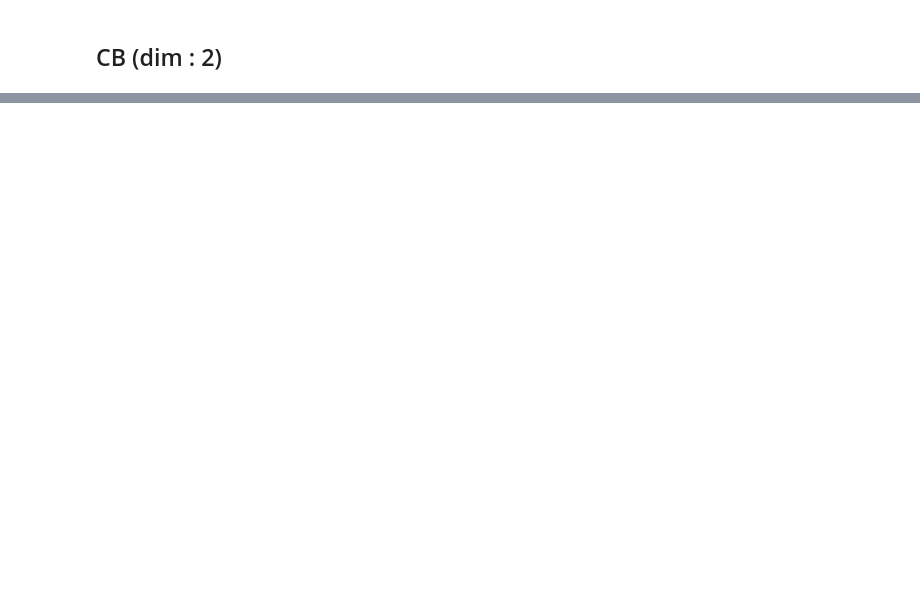
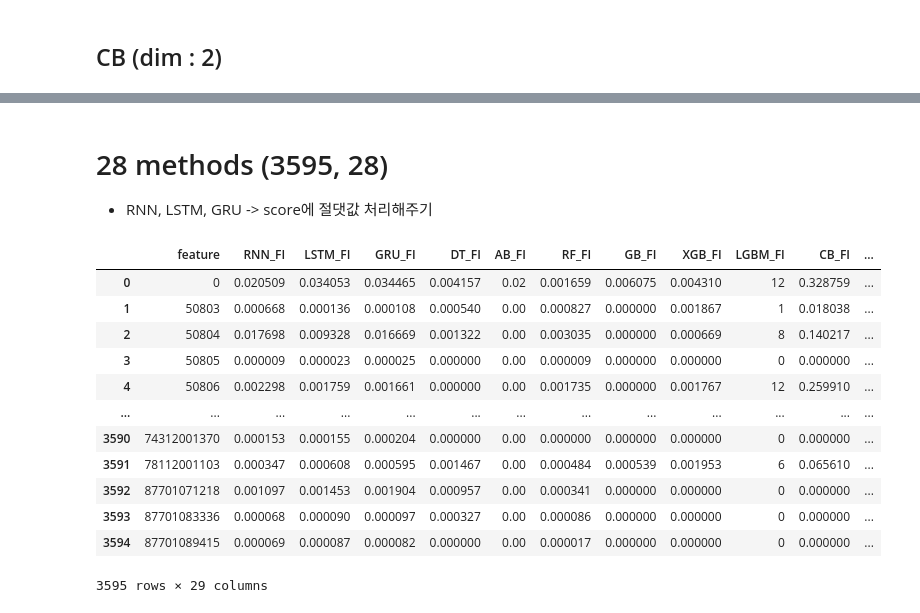
Before and after one commit to limeorange/MIMIC_Research, a Jupyter notebook: 해외_Journal of Biomedical Informatics/08 28개 방법론 scoring.ipynb, the cells around one changed output, grey strips where cells are left out. Cells and saved outputs as stored; diff of their text form; code cells hidden in the pictures; blank space fills up the shorter version.

```diff
--- a/해외_Journal of Biomedical Informatics/08 28개 방법론 scoring.ipynb
+++ b/해외_Journal of Biomedical Informatics/08 28개 방법론 scoring.ipynb
@@ -58,8 +58,7 @@ from sklearn.metrics import f1_score
 from sklearn.metrics import roc_auc_score
 
 from sklearn.inspection import permutation_importance
-
-shap.initjs()
+pd.set_option('display.max_columns', None)
 
 # 결과 확인을 용이하게 하기 위한 코드
 from IPython.core.interactiveshell import InteractiveShell
@@ -737,0 +737,3 @@ per
+# %%
+PER = pd.read_csv('PER_(3595,8).csv')
+PER
@@ -1166,0 +1238,3 @@ kk[['CatBoost_FI']].plot()
+# %%
+SHAP = pd.read_csv('SHAP_(3595,10).csv')
+SHAP
@@ -1166,0 +1255,24 @@ kk[['CatBoost_FI']].plot()
+# %% [markdown]
+# 28 methods (3595, 28)
+- RNN, LSTM, GRU -> score에 절댓값 처리해주기
+# %%
+score = FI
+score = pd.concat([score, PER.iloc[:,1:], SHAP.iloc[:,1:]], axis = 1)
+score['RNN_FI'] = abs(score['RNN_FI'])
+score['LSTM_FI'] = abs(score['LSTM_FI'])
+score['GRU_FI'] = abs(score['GRU_FI'])
+score
+# %% [output]
+|  | feature | RNN_FI | LSTM_FI | GRU_FI | DT_FI | AB_FI | RF_FI | GB_FI | XGB_FI | LGBM_FI | CB_FI | ... |
+| 0 | 0 | 0.020509 | 0.034053 | 0.034465 | 0.004157 | 0.02 | 0.001659 | 0.006075 | 0.004310 | 12 | 0.328759 | ... |
+| 1 | 50803 | 0.000668 | 0.000136 | 0.000108 | 0.000540 | 0.00 | 0.000827 | 0.000000 | 0.001867 | 1 | 0.018038 | ... |
+| 2 | 50804 | 0.017698 | 0.009328 | 0.016669 | 0.001322 | 0.00 | 0.003035 | 0.000000 | 0.000669 | 8 | 0.140217 | ... |
+| 3 | 50805 | 0.000009 | 0.000023 | 0.000025 | 0.000000 | 0.00 | 0.000009 | 0.000000 | 0.000000 | 0 | 0.000000 | ... |
+| 4 | 50806 | 0.002298 | 0.001759 | 0.001661 | 0.000000 | 0.00 | 0.001735 | 0.000000 | 0.001767 | 12 | 0.259910 | ... |
+| ... | ... | ... | ... | ... | ... | ... | ... | ... | ... | ... | ... | ... |
+| 3590 | 74312001370 | 0.000153 | 0.000155 | 0.000204 | 0.000000 | 0.00 | 0.000000 | 0.000000 | 0.000000 | 0 | 0.000000 | ... |
+| 3591 | 78112001103 | 0.000347 | 0.000608 | 0.000595 | 0.001467 | 0.00 | 0.000484 | 0.000539 | 0.001953 | 6 | 0.065610 | ... |
+| 3592 | 87701071218 | 0.001097 | 0.001453 | 0.001904 | 0.000957 | 0.00 | 0.000341 | 0.000000 | 0.000000 | 0 | 0.000000 | ... |
+| 3593 | 87701083336 | 0.000068 | 0.000090 | 0.000097 | 0.000327 | 0.00 | 0.000086 | 0.000000 | 0.000000 | 0 | 0.000000 | ... |
+| 3594 | 87701089415 | 0.000069 | 0.000087 | 0.000082 | 0.000000 | 0.00 | 0.000017 | 0.000000 | 0.000000 | 0 | 0.000000 | ... |
+3595 rows × 29 columns
```
Also changed, not shown: parts of 51 cells of this notebook, 1 other file.
